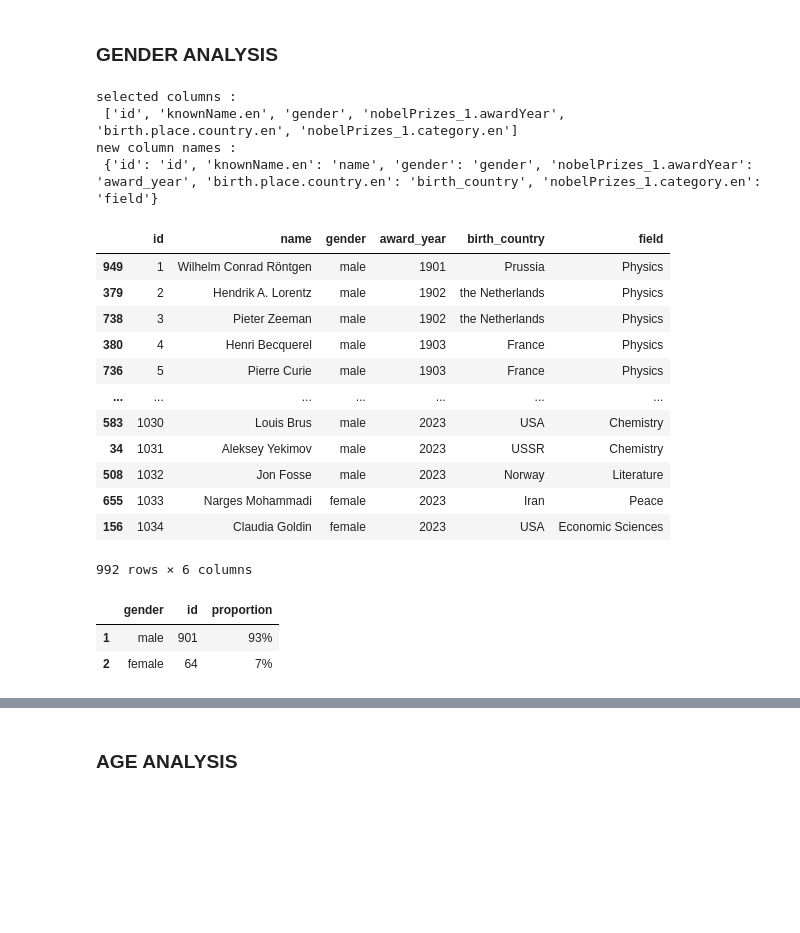
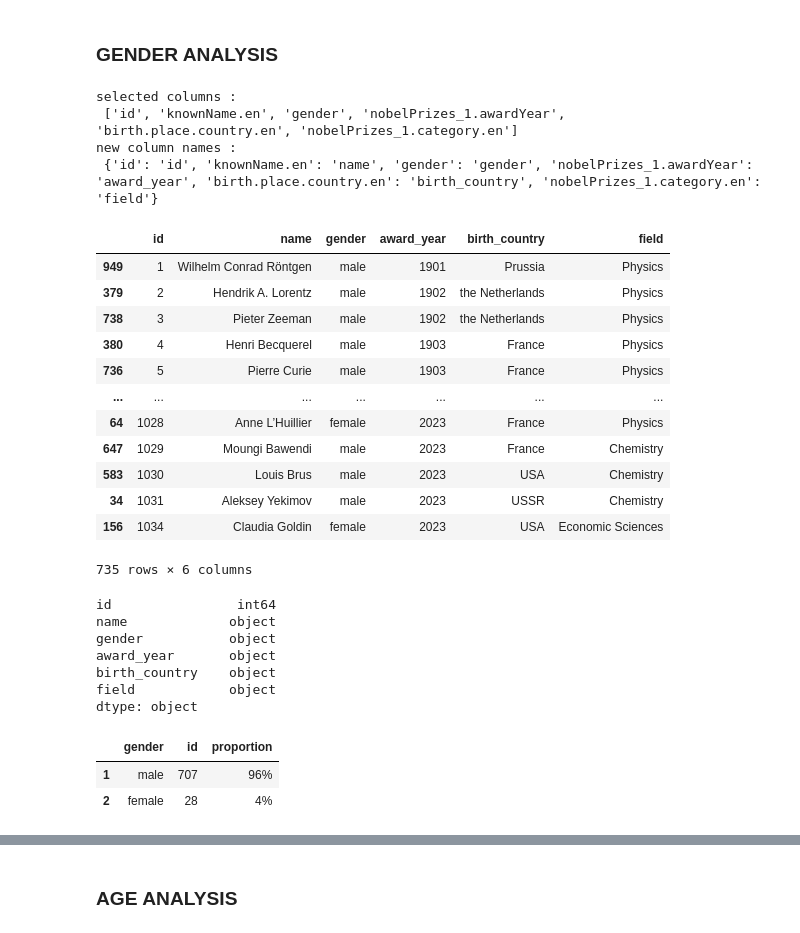
Before and after one commit to Bluceli168/IH-API-Project, a Jupyter notebook: main.ipynb, the cells around one changed output, grey strips where cells are left out. Cells and saved outputs as stored; diff of their text form; code cells hidden in the pictures; blank space fills up the shorter version.

Commit message:
done category filtering

```diff
--- a/main.ipynb
+++ b/main.ipynb
@@ -136,50 +129,63 @@ gender_columns = {
     'field': {'original_name': 'nobelPrizes_1.category.en', 'dtype': 'category', 'categories': ['Physics', 'Chemistry', 'Physiology or Medicine', 'Economic Sciences']}
 }
 # %%
-def get_selected_columns(column_dict: dict = gender_columns) -> list:
+def get_selected_columns(column_dict: dict) -> list:
 
     selected_columns = [infos['original_name'] for key, infos in column_dict.items()]
     print('selected columns :\n', selected_columns)
     return selected_columns
 
-def get_new_names(column_dict: dict = gender_columns) -> dict:
+def get_new_names(column_dict: dict) -> dict:
 
     new_names = {infos['original_name']:new for new, infos in column_dict.items()}
     print('new column names :\n', new_names)
     return new_names
 
-def shape_dataframe(df, dictionnary):
+def filter_categories(df:pd.DataFrame, column_dict:dict) -> pd.DataFrame:
+
+    for name, infos in column_dict.items():
+        if infos['dtype'] == 'category':
+            df = df[df[name].isin(infos['categories'])]
+
+    return df
+
+def shape_dataframe(df:pd.DataFrame, dictionnary:dict) -> pd.DataFrame:
 
     df = df[get_selected_columns(dictionnary)]
     df = df.rename(columns = get_new_names(dictionnary))
+    df = filter_categories(df, dictionnary)
 
     return df
-
-def selected_categories(column_name = 'field', dictionnary = gender_columns):
-    selected_categories = []
-    for data in dictionnary[column_name]:
-        print(data['categories'])
 # %%
 gender_df = shape_dataframe(laureates_df, gender_columns)
 display(gender_df)
+gender_df['field'].value_counts()
+gender_df.dtypes
 # %% [output]
 selected columns :
  ['id', 'knownName.en', 'gender', 'nobelPrizes_1.awardYear', 'birth.place.country.en', 'nobelPrizes_1.category.en']
 new column names :
  {'id': 'id', 'knownName.en': 'name', 'gender': 'gender', 'nobelPrizes_1.awardYear': 'award_year', 'birth.place.country.en': 'birth_country', 'nobelPrizes_1.category.en': 'field'}
 |  | id | name | gender | award_year | birth_country | field |
 | 949 | 1 | Wilhelm Conrad Röntgen | male | 1901 | Prussia | Physics |
 | 379 | 2 | Hendrik A. Lorentz | male | 1902 | the Netherlands | Physics |
 | 738 | 3 | Pieter Zeeman | male | 1902 | the Netherlands | Physics |
 | 380 | 4 | Henri Becquerel | male | 1903 | France | Physics |
 | 736 | 5 | Pierre Curie | male | 1903 | France | Physics |
 | ... | ... | ... | ... | ... | ... | ... |
+| 64 | 1028 | Anne L’Huillier | female | 2023 | France | Physics |
+| 647 | 1029 | Moungi Bawendi | male | 2023 | France | Chemistry |
 | 583 | 1030 | Louis Brus | male | 2023 | USA | Chemistry |
 | 34 | 1031 | Aleksey Yekimov | male | 2023 | USSR | Chemistry |
-| 508 | 1032 | Jon Fosse | male | 2023 | Norway | Literature |
-| 655 | 1033 | Narges Mohammadi | female | 2023 | Iran | Peace |
 | 156 | 1034 | Claudia Goldin | female | 2023 | USA | Economic Sciences |
-992 rows × 6 columns
+735 rows × 6 columns
+id                int64
+name             object
+gender           object
+award_year       object
+birth_country    object
+field            object
+dtype: object
 # %%
 
 gender_counts = gender_df.groupby('gender').aggregate({'id': 'count'}).reset_index()
@@ -190,8 +196,8 @@ gender_counts.index = range(1, len(gender_counts) + 1)
 display(gender_counts)
 # %% [output]
 |  | gender | id | proportion |
-| 1 | male | 901 | 93% |
-| 2 | female | 64 | 7% |
+| 1 | male | 707 | 96% |
+| 2 | female | 28 | 4% |
 # %%
 fig = px.bar(gender_counts, x='gender', y='id', text='proportion', title='Gender Distribution of Nobel Laureates')
 fig.show()
```
Also changed, not shown: parts of 3 cells of this notebook, 1 other file.
